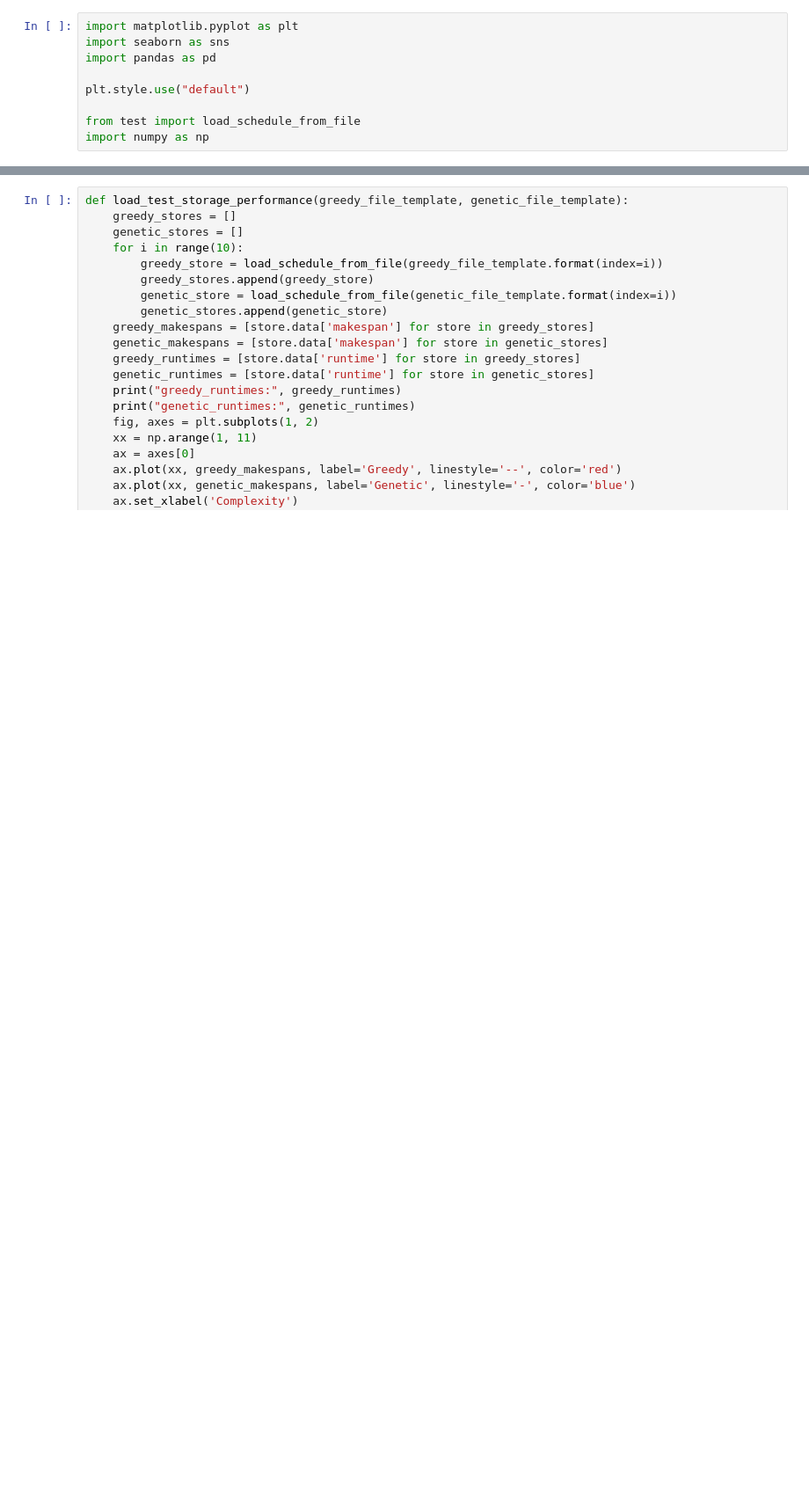
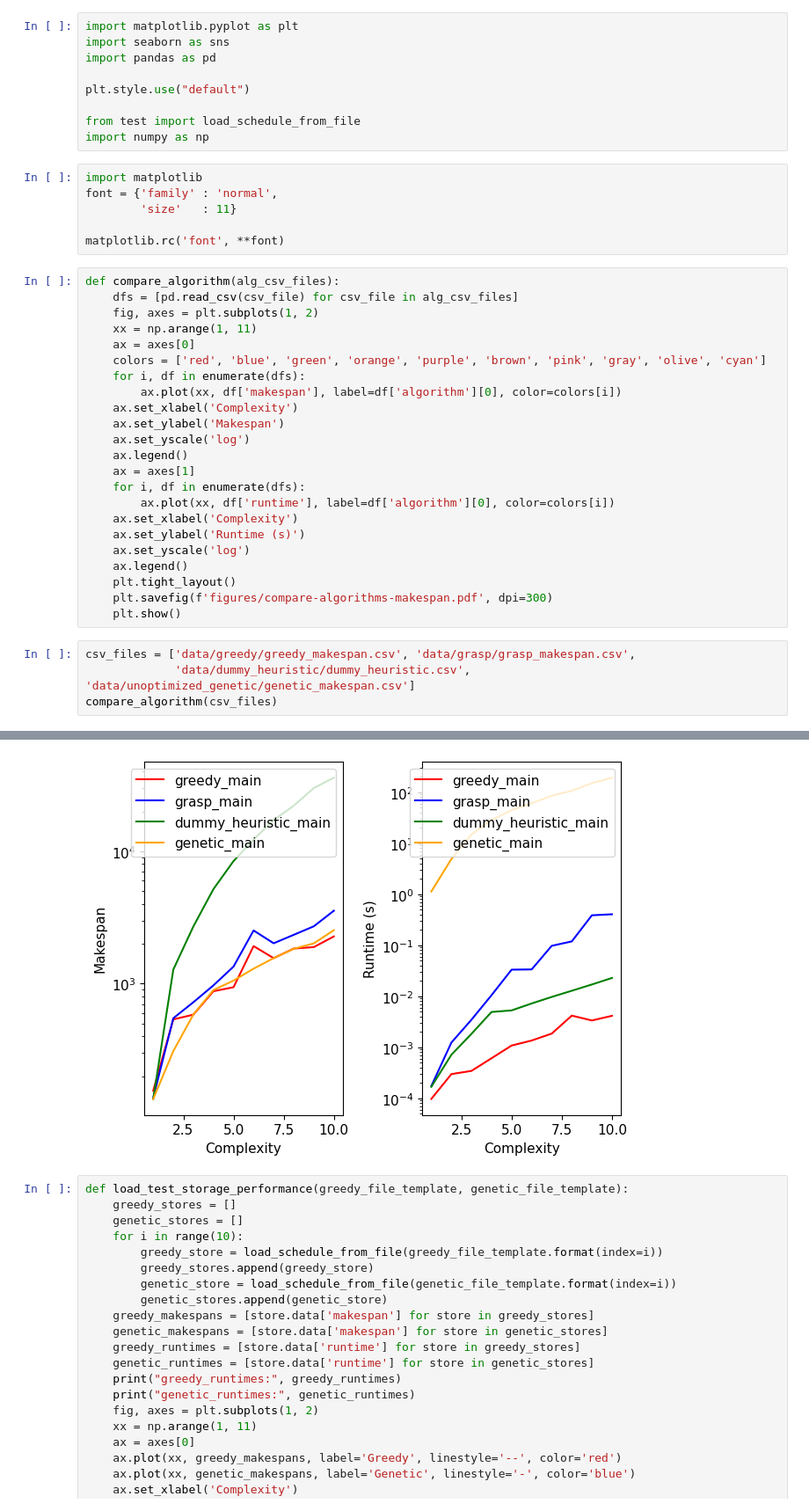
Before and after one commit to legendPerceptor/SDL-ILP, a Jupyter notebook: plotting.ipynb, the cells around one changed output, grey strips where cells are left out. Shown at 88% size. Drawn from its saved outputs; the diff is of its cells as text; blank space fills up the shorter version.

```diff
--- a/plotting.ipynb
+++ b/plotting.ipynb
@@ -7,3 +7,37 @@ plt.style.use("default")
 
 from test import load_schedule_from_file
 import numpy as np
+# %%
+import matplotlib
+font = {'family' : 'normal',
+        'size'   : 11}
+
+matplotlib.rc('font', **font)
+# %%
+def compare_algorithm(alg_csv_files):
+    dfs = [pd.read_csv(csv_file) for csv_file in alg_csv_files]
+    fig, axes = plt.subplots(1, 2)
+    xx = np.arange(1, 11)
+    ax = axes[0]
+    colors = ['red', 'blue', 'green', 'orange', 'purple', 'brown', 'pink', 'gray', 'olive', 'cyan']
+    for i, df in enumerate(dfs):
+        ax.plot(xx, df['makespan'], label=df['algorithm'][0], color=colors[i])
+    ax.set_xlabel('Complexity')
+    ax.set_ylabel('Makespan')
+    ax.set_yscale('log')
+    ax.legend()
+    ax = axes[1]
+    for i, df in enumerate(dfs):
+        ax.plot(xx, df['runtime'], label=df['algorithm'][0], color=colors[i])
+    ax.set_xlabel('Complexity')
+    ax.set_ylabel('Runtime (s)')
+    ax.set_yscale('log')
+    ax.legend()
+    plt.tight_layout()
+    plt.savefig(f'figures/compare-algorithms-makespan.pdf', dpi=300)
+    plt.show()
+# %%
+csv_files = ['data/greedy/greedy_makespan.csv', 'data/grasp/grasp_makespan.csv',
+             'data/dummy_heuristic/dummy_heuristic.csv', 'data/unoptimized_genetic/genetic_makespan.csv']
+compare_algorithm(csv_files)
+# %% [output]
@@ -10,3 +45,4 @@ import numpy as np
+[figure, added]
 # %%
 def load_test_storage_performance(greedy_file_template, genetic_file_template):
     greedy_stores = []
```
Also changed, not shown: parts of 5 cells of this notebook, 2 other files.
